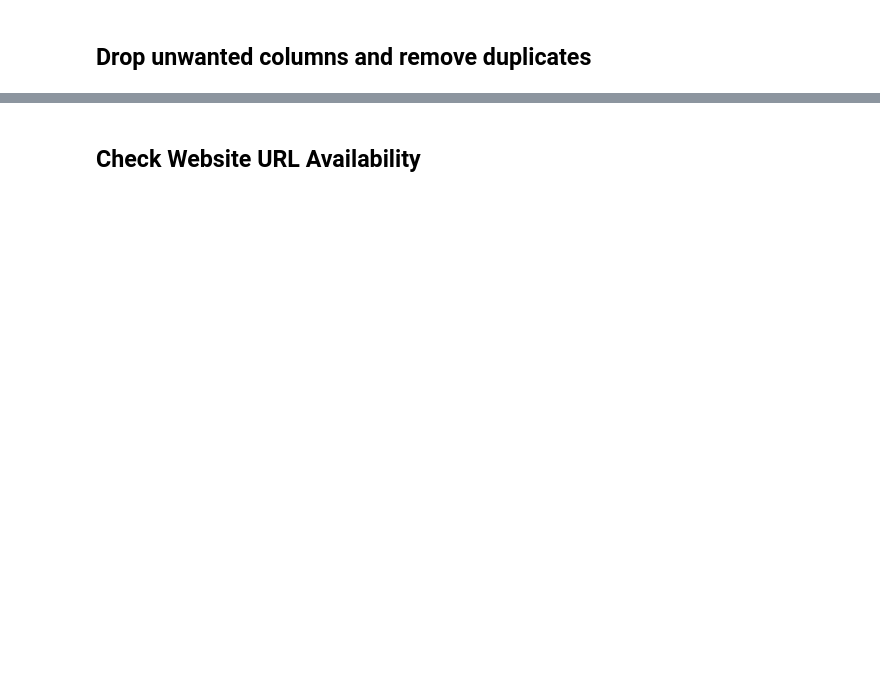
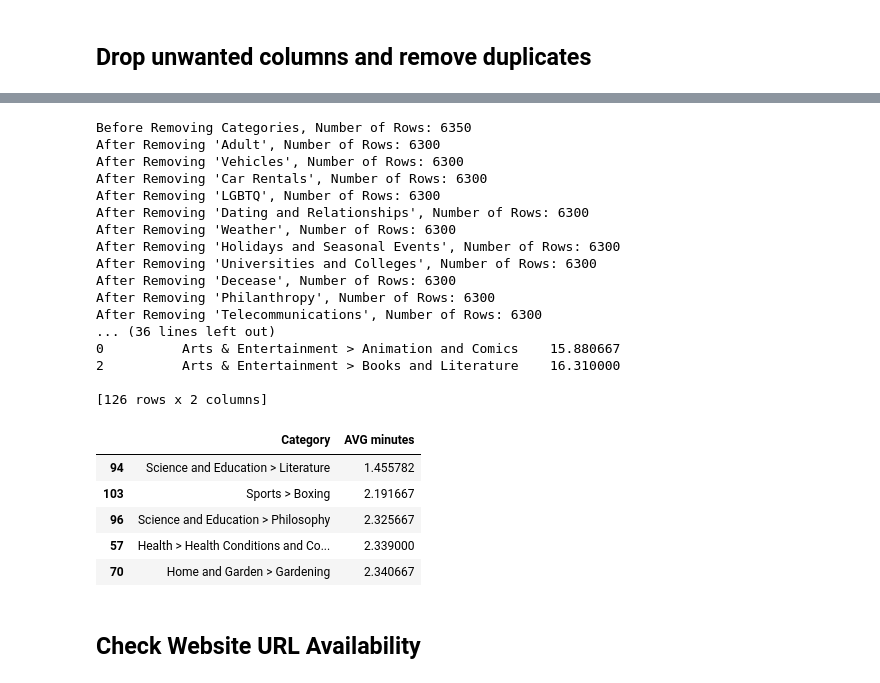
Before and after one commit to MohammedKamalAlsyd/TimJS, a Jupyter notebook: timjs/WebScrapping/main.ipynb, the cells around one changed output, grey strips where cells are left out. Cells and saved outputs as stored; diff of their text form; code cells hidden in the pictures; blank space fills up the shorter version.

```diff
--- a/timjs/WebScrapping/main.ipynb
+++ b/timjs/WebScrapping/main.ipynb
@@ -548,26 +629,51 @@ print(f"Number of Rows After Removing Duplicates: {len(grouped_data)}")
 # %%
 def remove_category_vals(df, values):
     initial_row_count = len(df)
     print(f"Before Removing Categories, Number of Rows: {initial_row_count}")
     for value in values:
         df = df[~df['Category'].str.contains(value, regex=True, na=False)]
         print(f"After Removing '{value}', Number of Rows: {len(df)}")
     final_row_count = len(df)
     print(f"Final Number of Rows After All Removals: {final_row_count}")
     return df
 
+# Focus on Most Important Categories
 categories_to_remove = [
-    'Vehicles', 'Car Rentals', 'LGBTQ', 'Dating and Relationships', 'Weather', 'Holidays and Seasonal Events',
+    'Adult','Vehicles', 'Car Rentals', 'LGBTQ', 'Dating and Relationships', 'Weather', 'Holidays and Seasonal Events',
     'Universities and Colleges', 'Decease', 'Philanthropy', 'Telecommunications', 'Tickets', 'Libraries and Museums',
     'Gambling', 'Hobbies and Leisure - Other', 'Weddings', 'Advertising Networks', 'Models', 'Law and Government',
     'Coupons and Rebates', 'Tobacco', 'Lifestyle - Other', 'Heavy Industry and Engineering',
     'Camping Scouting and Outdoors', 'Classifieds', 'Community and Society',
     'Maps', 'Reference Materials > Public Records and Directories', 'Pets and Animals > Animals',
     'Pets and Animals > Birds', 'Pets and Animals > Fish and Aquaria', 'Pets and Animals > Horses',
     'Pets and Animals > Pets and Animals - Other', 'Pets and Animals > Pets', 'Pets and Animals'
 ]
 grouped_data = remove_category_vals(grouped_data, categories_to_remove)
-cal_category_avg_min(grouped_data)
+cal_category_avg_min(grouped_data).head(5)
+# %% [output]
+Before Removing Categories, Number of Rows: 6350
+After Removing 'Adult', Number of Rows: 6300
+After Removing 'Vehicles', Number of Rows: 6300
+After Removing 'Car Rentals', Number of Rows: 6300
+After Removing 'LGBTQ', Number of Rows: 6300
+After Removing 'Dating and Relationships', Number of Rows: 6300
+After Removing 'Weather', Number of Rows: 6300
+After Removing 'Holidays and Seasonal Events', Number of Rows: 6300
+After Removing 'Universities and Colleges', Number of Rows: 6300
+After Removing 'Decease', Number of Rows: 6300
+After Removing 'Philanthropy', Number of Rows: 6300
+After Removing 'Telecommunications', Number of Rows: 6300
+... (36 lines left out)
+0          Arts & Entertainment > Animation and Comics    15.880667
+2          Arts & Entertainment > Books and Literature    16.310000
+
+[126 rows x 2 columns]
+|  | Category | AVG minutes |
+| 94 | Science and Education > Literature | 1.455782 |
+| 103 | Sports > Boxing | 2.191667 |
+| 96 | Science and Education > Philosophy | 2.325667 |
+| 57 | Health > Health Conditions and Co... | 2.339000 |
+| 70 | Home and Garden > Gardening | 2.340667 |
 # %% [markdown]
 ## Check Website URL Availability
 # %%
```
Also changed, not shown: parts of 19 cells of this notebook, 3 other files.
